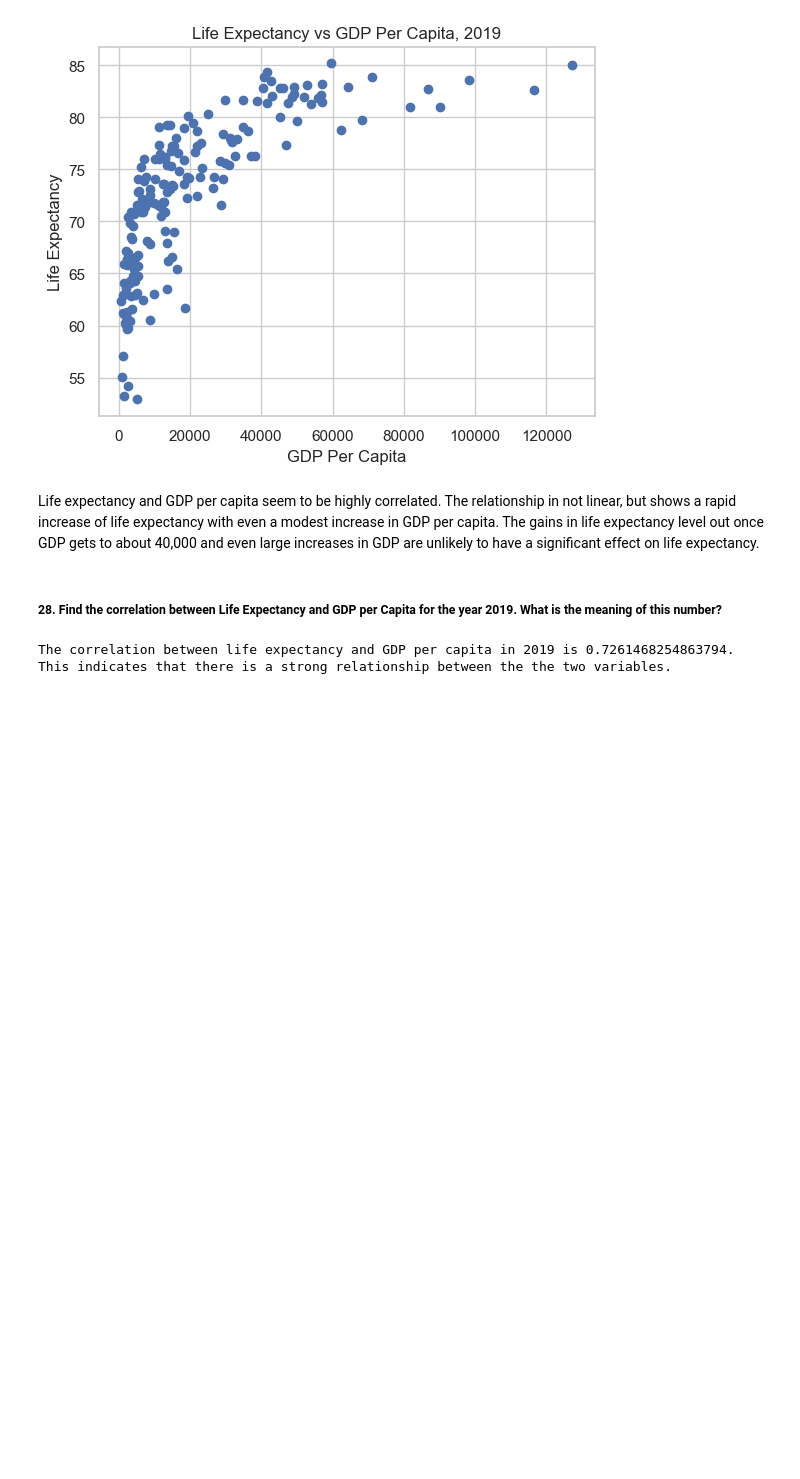
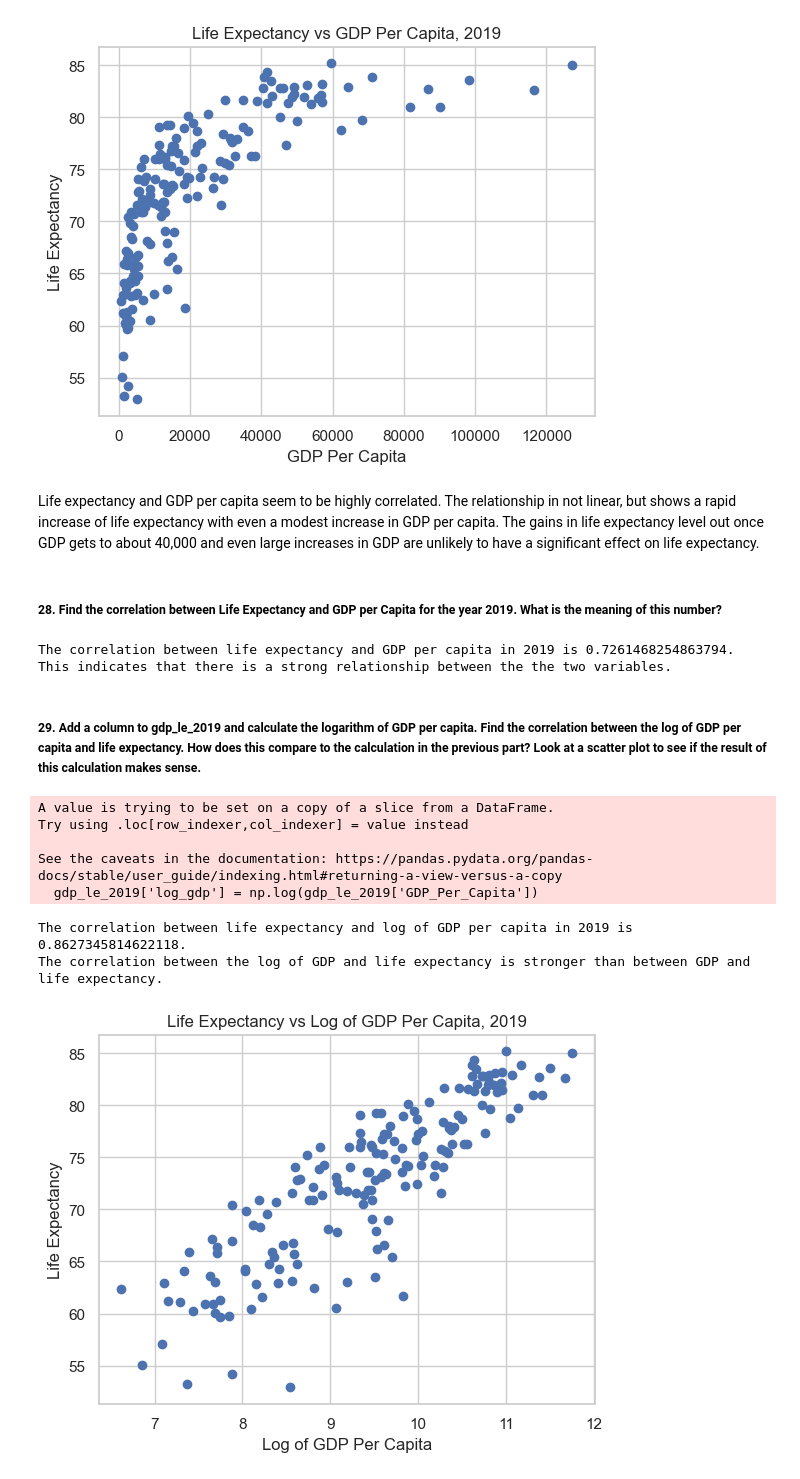
Before and after one commit to nss-data-science-cohort-7/un-exploration-tfwhitesell, a Jupyter notebook: notebooks/UN_Data_Exploration.ipynb, the cells around one changed output. Drawn from its saved outputs; the diff is of its cells as text; code cells hidden in the pictures; blank space fills up the shorter version.

```diff
--- a/notebooks/UN_Data_Exploration.ipynb
+++ b/notebooks/UN_Data_Exploration.ipynb
@@ -383,3 +383,25 @@ print(f'This indicates that there is a strong relationship between the the two v
 # %% [output]
 The correlation between life expectancy and GDP per capita in 2019 is 0.7261468254863794.
 This indicates that there is a strong relationship between the the two variables.
+# %% [markdown]
+##### 29. Add a column to gdp_le_2019 and calculate the logarithm of GDP per capita. Find the correlation between the log of GDP per capita and life expectancy. How does this compare to the calculation in the previous part? Look at a scatter plot to see if the result of this calculation makes sense.
+# %%
+gdp_le_2019['log_gdp'] = np.log(gdp_le_2019['GDP_Per_Capita'])
+corr_log_2019 = gdp_le_2019['Life_Expectancy'].corr(gdp_le_2019['log_gdp'])
+print(f'The correlation between life expectancy and log of GDP per capita in 2019 is {corr_log_2019}.')
+print('The correlation between the log of GDP and life expectancy is stronger than between GDP and life expectancy.')
+
+plt.scatter(y = gdp_le_2019['Life_Expectancy'],
+            x = gdp_le_2019['log_gdp'])
+plt.title('Life Expectancy vs Log of GDP Per Capita, 2019')
+plt.xlabel('Log of GDP Per Capita')
+plt.ylabel('Life Expectancy');
+# %% [output]
+A value is trying to be set on a copy of a slice from a DataFrame.
+Try using .loc[row_indexer,col_indexer] = value instead
+
+See the caveats in the documentation: https://pandas.pydata.org/pandas-docs/stable/user_guide/indexing.html#returning-a-view-versus-a-copy
+  gdp_le_2019['log_gdp'] = np.log(gdp_le_2019['GDP_Per_Capita'])
+The correlation between life expectancy and log of GDP per capita in 2019 is 0.8627345814622118.
+The correlation between the log of GDP and life expectancy is stronger than between GDP and life expectancy.
+[figure, added]
```
